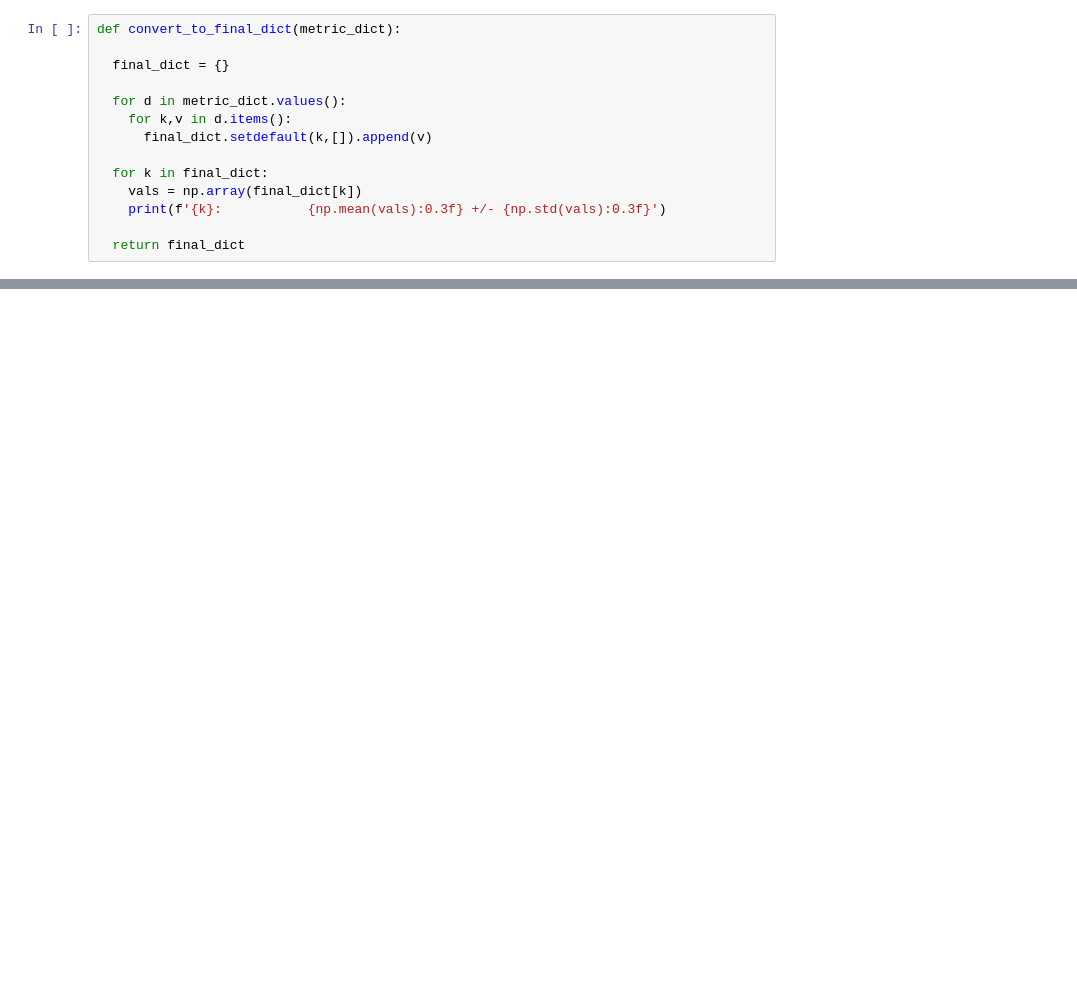
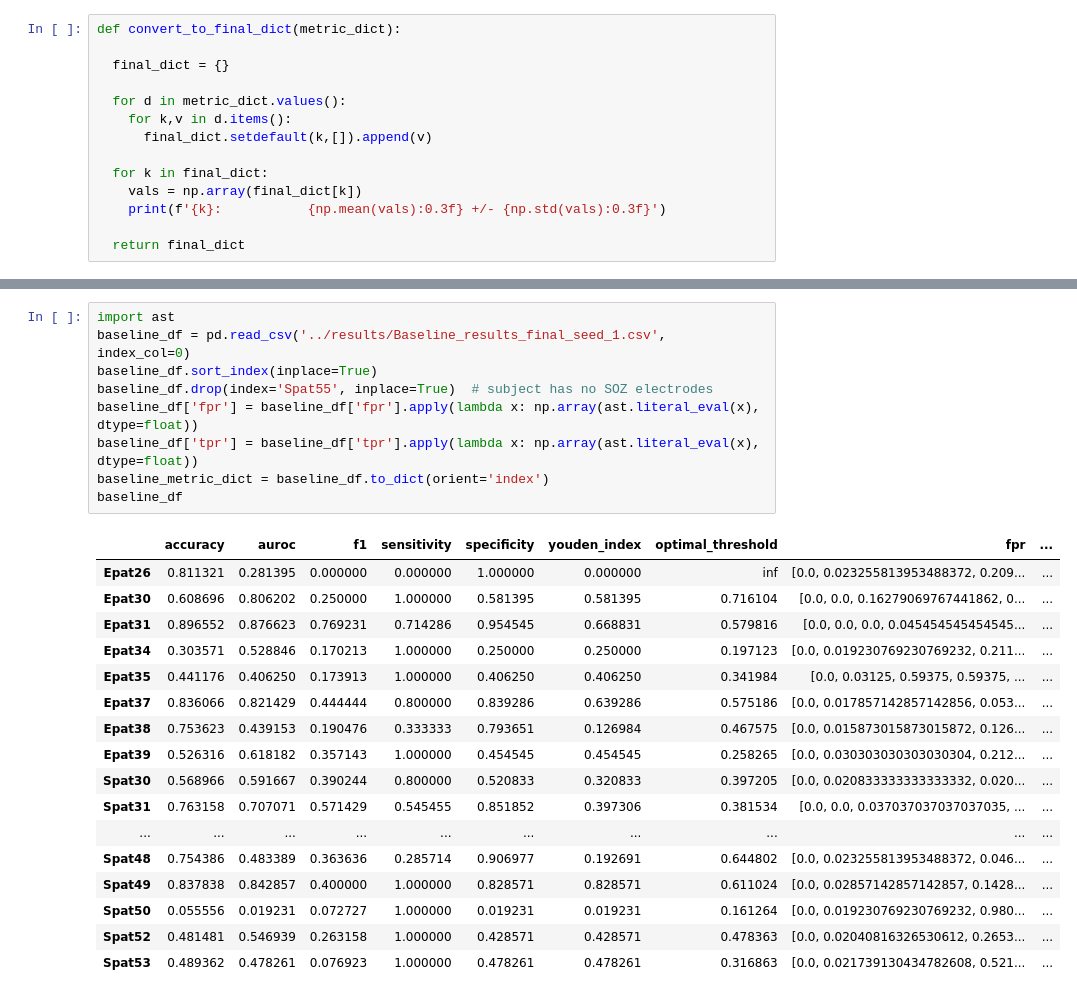
Before and after one commit to witherscp/SPES_Transformer, a Jupyter notebook: notebooks/testing.ipynb, the cells around one changed output, grey strips where cells are left out. Saved outputs shown, nothing was run; the diff lists cells and outputs as text; blank space fills up the shorter version.

```diff
--- a/notebooks/testing.ipynb
+++ b/notebooks/testing.ipynb
@@ -162,0 +142,27 @@ for val in ['auroc', 'f1', 'youden_index']:
+# %%
+import ast
+baseline_df = pd.read_csv('../results/Baseline_results_final_seed_1.csv', index_col=0)
+baseline_df.sort_index(inplace=True)
+baseline_df.drop(index='Spat55', inplace=True)  # subject has no SOZ electrodes
+baseline_df['fpr'] = baseline_df['fpr'].apply(lambda x: np.array(ast.literal_eval(x), dtype=float))
+baseline_df['tpr'] = baseline_df['tpr'].apply(lambda x: np.array(ast.literal_eval(x), dtype=float))
+baseline_metric_dict = baseline_df.to_dict(orient='index')
+baseline_df
+# %% [output]
+|  | accuracy | auroc | f1 | sensitivity | specificity | youden_index | optimal_threshold | fpr | ... |
+| Epat26 | 0.811321 | 0.281395 | 0.000000 | 0.000000 | 1.000000 | 0.000000 | inf | [0.0, 0.023255813953488372, 0.209... | ... |
+| Epat30 | 0.608696 | 0.806202 | 0.250000 | 1.000000 | 0.581395 | 0.581395 | 0.716104 | [0.0, 0.0, 0.16279069767441862, 0... | ... |
+| Epat31 | 0.896552 | 0.876623 | 0.769231 | 0.714286 | 0.954545 | 0.668831 | 0.579816 | [0.0, 0.0, 0.0, 0.045454545454545... | ... |
+| Epat34 | 0.303571 | 0.528846 | 0.170213 | 1.000000 | 0.250000 | 0.250000 | 0.197123 | [0.0, 0.019230769230769232, 0.211... | ... |
+| Epat35 | 0.441176 | 0.406250 | 0.173913 | 1.000000 | 0.406250 | 0.406250 | 0.341984 | [0.0, 0.03125, 0.59375, 0.59375, ... | ... |
+| Epat37 | 0.836066 | 0.821429 | 0.444444 | 0.800000 | 0.839286 | 0.639286 | 0.575186 | [0.0, 0.017857142857142856, 0.053... | ... |
+| Epat38 | 0.753623 | 0.439153 | 0.190476 | 0.333333 | 0.793651 | 0.126984 | 0.467575 | [0.0, 0.015873015873015872, 0.126... | ... |
+| Epat39 | 0.526316 | 0.618182 | 0.357143 | 1.000000 | 0.454545 | 0.454545 | 0.258265 | [0.0, 0.030303030303030304, 0.212... | ... |
+| Spat30 | 0.568966 | 0.591667 | 0.390244 | 0.800000 | 0.520833 | 0.320833 | 0.397205 | [0.0, 0.020833333333333332, 0.020... | ... |
+| Spat31 | 0.763158 | 0.707071 | 0.571429 | 0.545455 | 0.851852 | 0.397306 | 0.381534 | [0.0, 0.0, 0.037037037037037035, ... | ... |
+| ... | ... | ... | ... | ... | ... | ... | ... | ... | ... |
+| Spat48 | 0.754386 | 0.483389 | 0.363636 | 0.285714 | 0.906977 | 0.192691 | 0.644802 | [0.0, 0.023255813953488372, 0.046... | ... |
+| Spat49 | 0.837838 | 0.842857 | 0.400000 | 1.000000 | 0.828571 | 0.828571 | 0.611024 | [0.0, 0.02857142857142857, 0.1428... | ... |
+| Spat50 | 0.055556 | 0.019231 | 0.072727 | 1.000000 | 0.019231 | 0.019231 | 0.161264 | [0.0, 0.019230769230769232, 0.980... | ... |
+| Spat52 | 0.481481 | 0.546939 | 0.263158 | 1.000000 | 0.428571 | 0.428571 | 0.478363 | [0.0, 0.02040816326530612, 0.2653... | ... |
+| Spat53 | 0.489362 | 0.478261 | 0.076923 | 1.000000 | 0.478261 | 0.478261 | 0.316863 | [0.0, 0.021739130434782608, 0.521... | ... |
```
Also changed, not shown: parts of 13 cells of this notebook.
